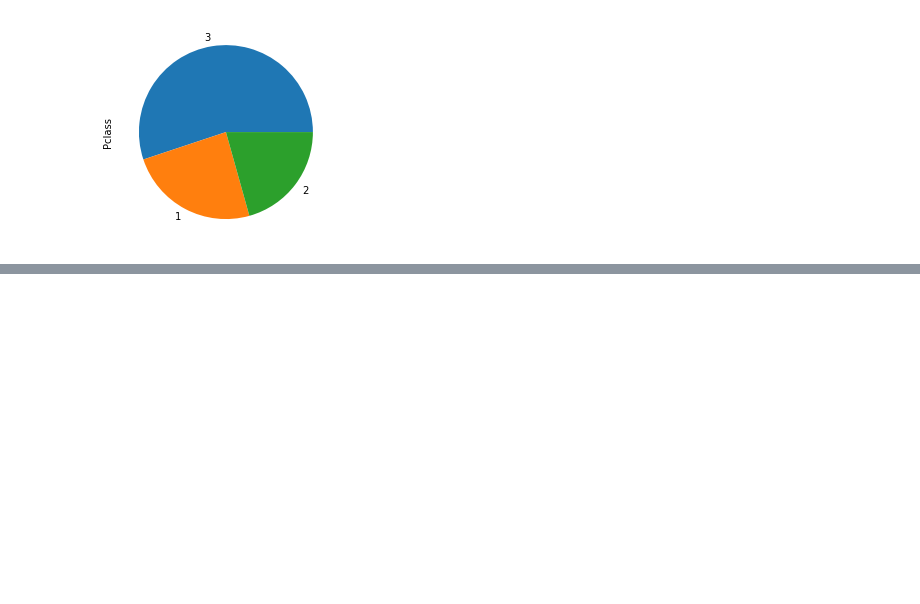
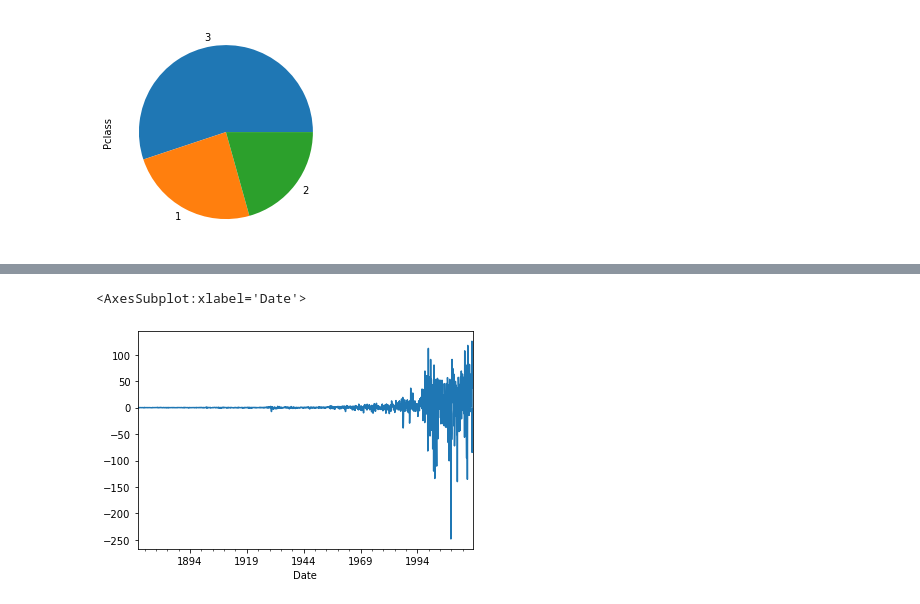
Before and after one commit to marko-knoebl/courses-code, a Jupyter notebook: 2022-05-30-python/day3/pandas.ipynb, the cells around one changed output, grey strips where cells are left out. Drawn from its saved outputs; the diff is of its cells as text; code cells hidden in the pictures; blank space fills up the shorter version.

```diff
--- a/2022-05-30-python/day3/pandas.ipynb
+++ b/2022-05-30-python/day3/pandas.ipynb
@@ -608,0 +788,2 @@ titanic["Pclass"].value_counts().plot.pie()
+# %%
+sp500["Diff"] = sp500["SP500"].diff()
@@ -608,0 +807,5 @@ titanic["Pclass"].value_counts().plot.pie()
+# %%
+sp500["Diff"].plot()
+# %% [output]
+<AxesSubplot:xlabel='Date'>
+[figure, added]
```
Also changed, not shown: parts of 49 cells of this notebook, 2 other files.
